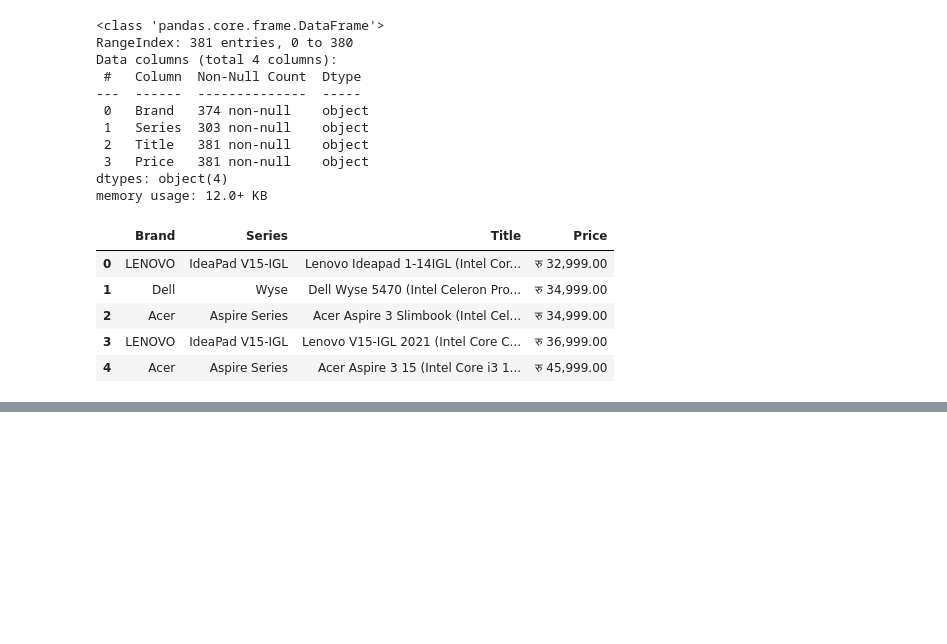
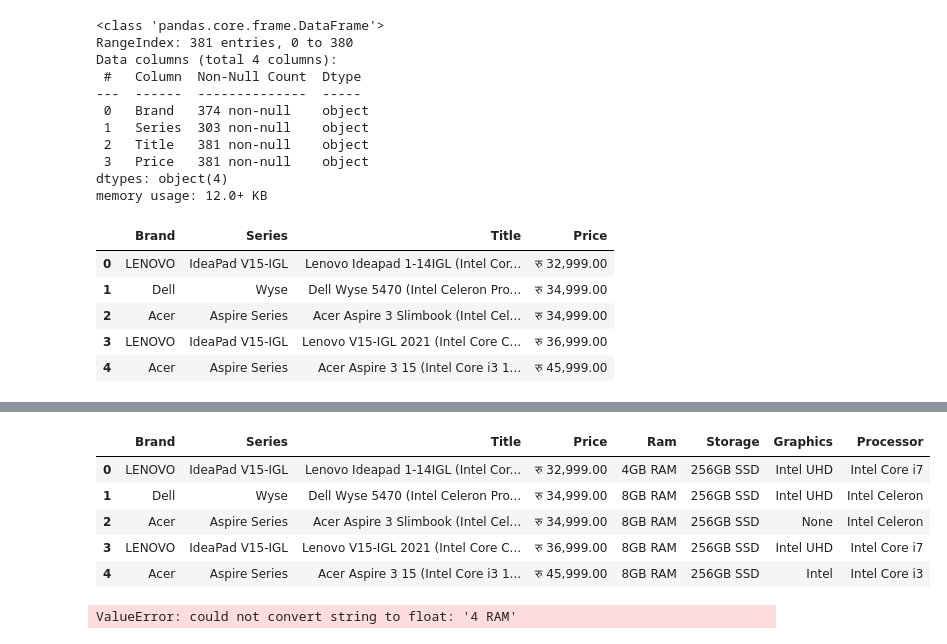
Before and after one commit to roshan-acharya/Laptop-Price-Predictior, a Jupyter notebook: Preprocessing/clean_data.ipynb, the cells around one changed output, grey strips where cells are left out. Saved outputs shown, nothing was run; the diff lists cells and outputs as text; code cells hidden in the pictures; blank space fills up the shorter version.

```diff
--- a/Preprocessing/clean_data.ipynb
+++ b/Preprocessing/clean_data.ipynb
@@ -108,0 +139,5 @@ Name: Title, Length: 381, dtype: object
+# %%
+df['Storage'].fillna(df['Storage'].mode()[0], inplace=True)
+df['Ram'].fillna(df['Ram'].mode()[0], inplace=True)
+df['Graphics'].fillna('None', inplace=True)
+df['Processor'].fillna(df['Processor'].mode()[0], inplace=True)
@@ -108,0 +162,24 @@ Name: Title, Length: 381, dtype: object
+# %%
+df.isnull().sum()
+df['Series'].dropna(inplace=True)
+#drop series with nan values
+df.dropna(subset=['Series'], inplace=True)
+df.isnull().sum()
+df.head(5)
+# %% [output]
+|  | Brand | Series | Title | Price | Ram | Storage | Graphics | Processor |
+| 0 | LENOVO | IdeaPad V15-IGL | Lenovo Ideapad 1-14IGL (Intel Cor... | रु 32,999.00 | 4GB RAM | 256GB SSD | Intel UHD | Intel Core i7 |
+| 1 | Dell | Wyse | Dell Wyse 5470 (Intel Celeron Pro... | रु 34,999.00 | 8GB RAM | 256GB SSD | Intel UHD | Intel Celeron |
+| 2 | Acer | Aspire Series | Acer Aspire 3 Slimbook (Intel Cel... | रु 34,999.00 | 8GB RAM | 256GB SSD | None | Intel Celeron |
+| 3 | LENOVO | IdeaPad V15-IGL | Lenovo V15-IGL 2021 (Intel Core C... | रु 36,999.00 | 8GB RAM | 256GB SSD | Intel UHD | Intel Core i7 |
+| 4 | Acer | Aspire Series | Acer Aspire 3 15 (Intel Core i3 1... | रु 45,999.00 | 8GB RAM | 256GB SSD | Intel | Intel Core i3 |
+# %%
+df['Ram'] = df['Ram'].astype(str).str.replace('GB RAM', '').astype(float)
+df['Storage'] = df['Storage'].astype(str).str.replace('GB SSD', '').astype(float)
+df['Price'] = df['Price'].astype(str)
+df['Price'] = df['Price'].str.replace('रु', '')
+df['Price'] = df['Price'].str.replace(',', '')
+df['Price'] = df['Price'].astype(float)
+df.info()
+# %% [output]
+ValueError: could not convert string to float: '4 RAM'
```
Also changed, not shown: parts of 7 cells of this notebook, 3 other files.
